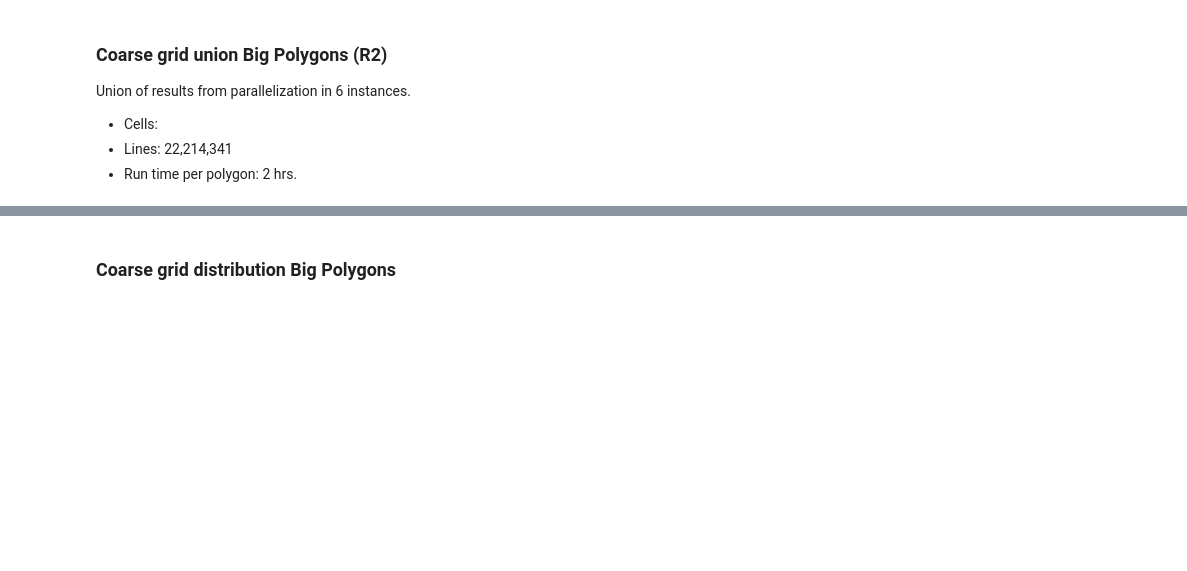
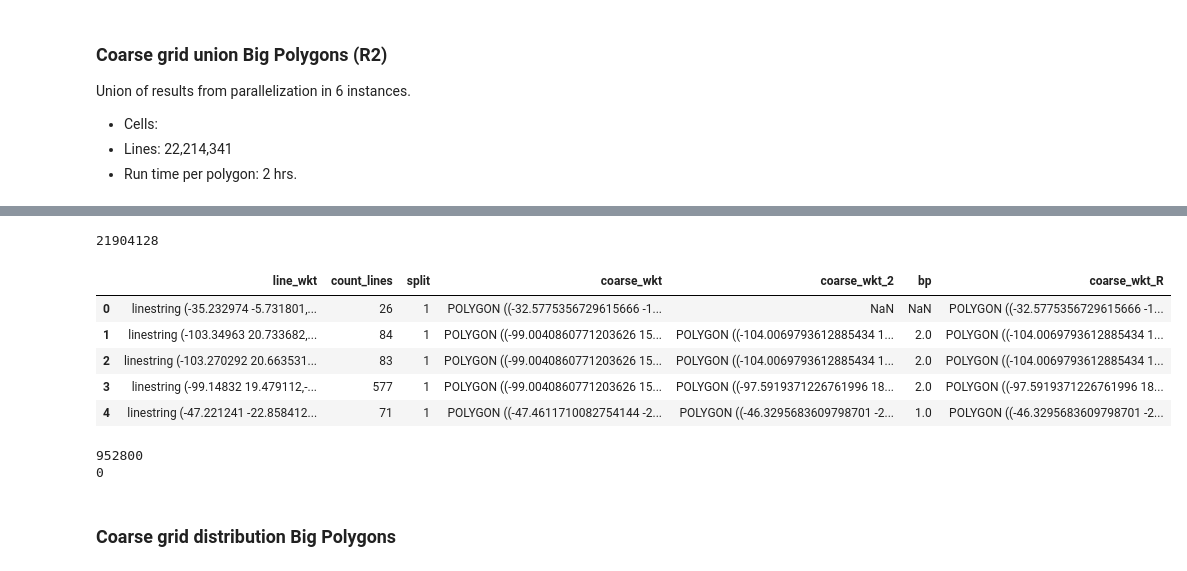
Before and after one commit to EL-BID/IDB-IDB-Invest-Coronavirus-Impact-Dashboard, a Jupyter notebook: notebooks/katana_bounds.ipynb, the cells around one changed output, grey strips where cells are left out. Saved outputs shown, nothing was run; the diff lists cells and outputs as text; code cells hidden in the pictures; blank space fills up the shorter version.

```diff
--- a/notebooks/katana_bounds.ipynb
+++ b/notebooks/katana_bounds.ipynb
@@ -158,7 +159,7 @@ df_coarse.to_csv(coarse_path, index = False)
 # %% [markdown]
 ### Coarse grid distribution
 # %%
-#coarse_path = '/home/soniame/shared/spd-sdv-omitnik-waze/corona/geo_partition/coarse_id/coarse_grid_sample.csv'
-#df_coarse = pd.read_csv(coarse_path)
-df_coarse = df_coarse.rename(columns = {'line':'line_wkt'})
+coarse_path = '/home/soniame/shared/spd-sdv-omitnik-waze/corona/geo_partition/coarse_id/coarse_grid_sample.csv'
+df_coarse_R1 = pd.read_csv(coarse_path)
+df_coarse_R1 = df_coarse_R1.rename(columns = {'line':'line_wkt'})
 # %%
@@ -308,3 +301,23 @@ df_coarse_R['coarse_wkt_R'] = np.where(df_coarse_R['bp'].isna(), df_coarse_R['co
+# %%
+print(len(df_coarse_R))
+df_coarse_R.head()
+# %% [output]
+21904128
+|  | line_wkt | count_lines | split | coarse_wkt | coarse_wkt_2 | bp | coarse_wkt_R |
+| 0 | linestring (-35.232974 -5.731801,... | 26 | 1 | POLYGON ((-32.5775356729615666 -1... | NaN | NaN | POLYGON ((-32.5775356729615666 -1... |
+| 1 | linestring (-103.34963 20.733682,... | 84 | 1 | POLYGON ((-99.0040860771203626 15... | POLYGON ((-104.0069793612885434 1... | 2.0 | POLYGON ((-104.0069793612885434 1... |
+| 2 | linestring (-103.270292 20.663531... | 83 | 1 | POLYGON ((-99.0040860771203626 15... | POLYGON ((-104.0069793612885434 1... | 2.0 | POLYGON ((-104.0069793612885434 1... |
+| 3 | linestring (-99.14832 19.479112,-... | 577 | 1 | POLYGON ((-99.0040860771203626 15... | POLYGON ((-97.5919371226761996 18... | 2.0 | POLYGON ((-97.5919371226761996 18... |
+| 4 | linestring (-47.221241 -22.858412... | 71 | 1 | POLYGON ((-47.4611710082754144 -2... | POLYGON ((-46.3295683609798701 -2... | 1.0 | POLYGON ((-46.3295683609798701 -2... |
+# %%
+# Replace nulls for values
+df_coarse_R['coarse_wkt_R'] = np.where(df_coarse_R['bp'].isna(), df_coarse_R['coarse_wkt'], df_coarse_R['coarse_wkt_2'])
+print(sum(df_coarse_R['coarse_wkt_R'].isna()))
+df_coarse_R['coarse_wkt_R'] = np.where(df_coarse_R['coarse_wkt_R'].isna(), "(MISSING)" , df_coarse_R['coarse_wkt_R'])
+print(sum(df_coarse_R['coarse_wkt_R'].isna()))
+# %% [output]
+952800
+0
 # %%
 # Export to csv
 coarse_R_path = '/home/soniame/shared/spd-sdv-omitnik-waze/corona/geo_partition/coarse_id/coarse_grid_sample_R2.csv'
```
Also changed, not shown: parts of 13 cells of this notebook.
